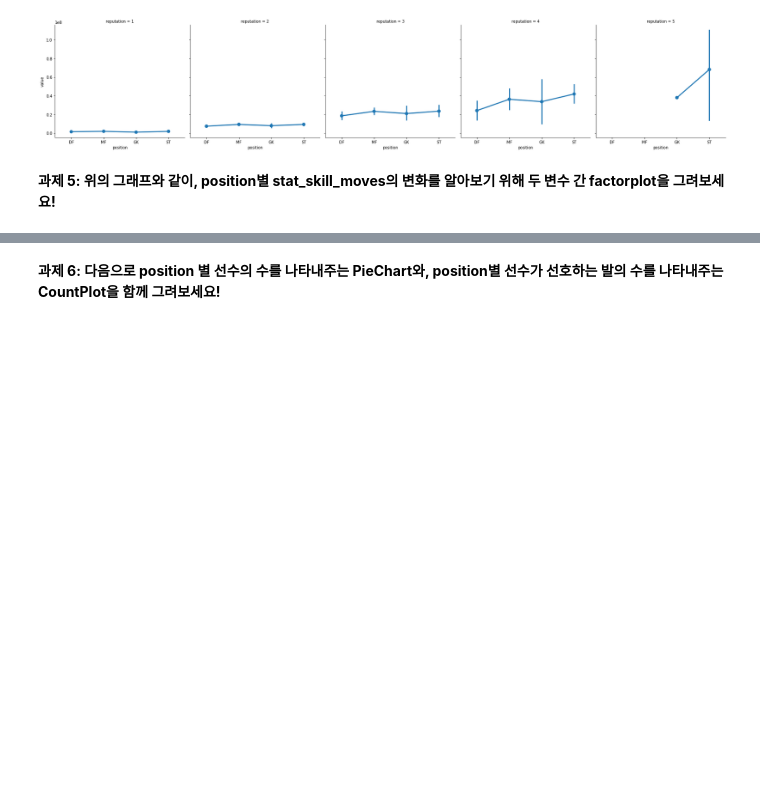
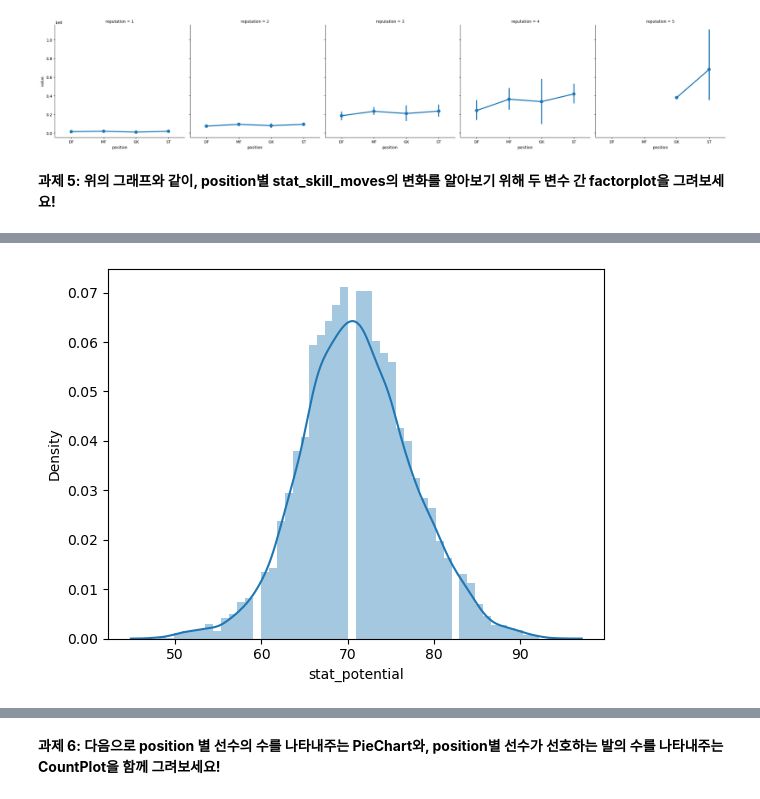
Before and after one commit to Insight-Sogang-Univ/insight-9th, a Jupyter notebook: homework/session4/FIFA_이적료_예측_EDA.ipynb, the cells around one changed output, grey strips where cells are left out. Saved outputs shown, nothing was run; the diff lists cells and outputs as text; code cells hidden in the pictures; blank space fills up the shorter version.

```diff
--- a/homework/session4/FIFA_이적료_예측_EDA.ipynb
+++ b/homework/session4/FIFA_이적료_예측_EDA.ipynb
@@ -291,0 +306,5 @@ dtype: int64
+# %%
+ax = sns.distplot(df['stat_potential'])
+plt.show()
+# %% [output]
+[figure, added]
```
Also changed, not shown: parts of 15 cells of this notebook, 6 other files.
